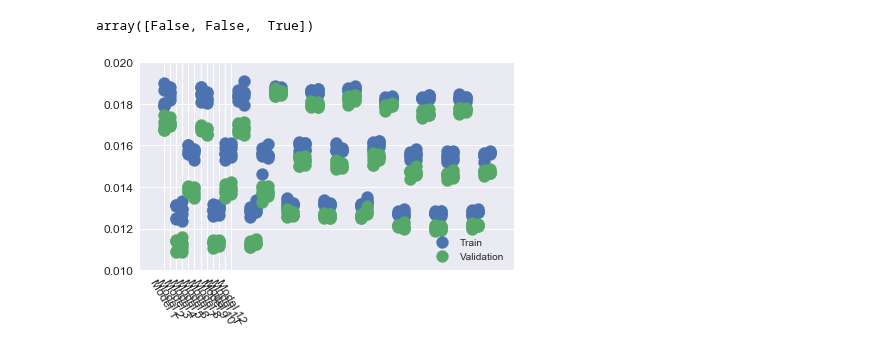
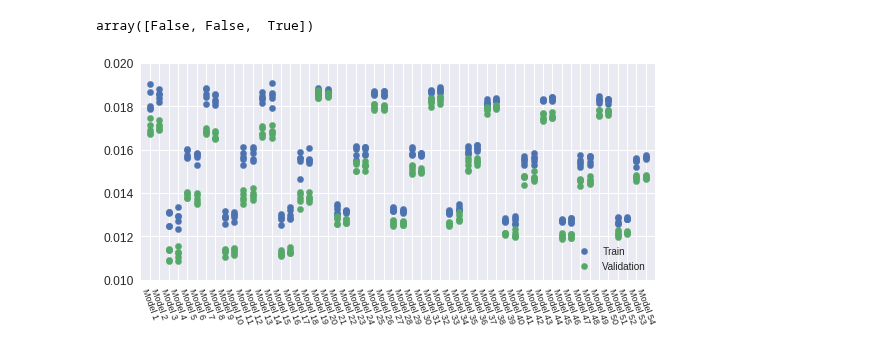
Before and after one commit to jcartus/SCFInitialGuess, a Jupyter notebook: thesis/notebooks/ParticleNumberIndependent/DescriptorBenchmark.ipynb, the cells around one changed output. Drawn from its saved outputs; the diff is of its cells as text; code cells hidden in the pictures.

Commit message:
CHG: added formatting to result plot

```diff
--- a/thesis/notebooks/ParticleNumberIndependent/DescriptorBenchmark.ipynb
+++ b/thesis/notebooks/ParticleNumberIndependent/DescriptorBenchmark.ipynb
@@ -8,7 +8,8 @@ import seaborn as sns
 from os.path import join
 
 plt.style.use(["seaborn", "thesis"])
-plt.rcParams['figure.figsize'] = (8, 4)
+# %%
+plt.rc("figure", figsize= (8, 4))
 # %% [markdown]
 # Fetch Dataset
 # %%
@@ -446,25 +453,29 @@ x_data = []
 y_train = []
 y_val = []
 for x, train, val in results:
-    labels.append("Model {0}".format(x[0]))
+    labels.append("Model {0}".format(int(x[0])))
 
-    x_data += x
-    y_train += train
-    y_val += val
+    x_data += list(x)
+    y_train += list(train)
+    y_val += list(val)
 # %%
 np.isnan(np.array([1.0, 1 +2j, np.nan]))
 # %% [output]
 array([False, False,  True])
 # %%
-plt.scatter(x_data, y_train, label="Train")
-plt.scatter(x_data, y_val, label="Validation")
+plt.scatter(x_data, y_train, s=40, label="Train")
+plt.scatter(x_data, y_val, s=40, label="Validation")
 plt.ylim(0.01, 0.02)
-plt.xticks(np.arange(1, 13), labels, rotation=-60)
+plt.xlim(0, 55)
+plt.xticks(np.arange(1, 55), labels, rotation=-70, fontsize=9)
+#ax = plt.gca()
+#ax.tick_params(axis = 'both', which = 'major', labelsize = 24)
+
 plt.legend()
 plt.tight_layout()
 
-#plt.savefig("/home/jcartus/Repos/MastersThesis/AtomicBlocks/figures/DescriptorBenchmark.pdf")
+plt.savefig("/home/jcartus/Repos/MastersThesis/AtomicBlocks/figures/DescriptorBenchmark.pdf")
 
 plt.show()
 # %% [output]
-[figure, old version]
+[figure, new version]
```
Also changed, not shown: parts of 14 cells of this notebook.
